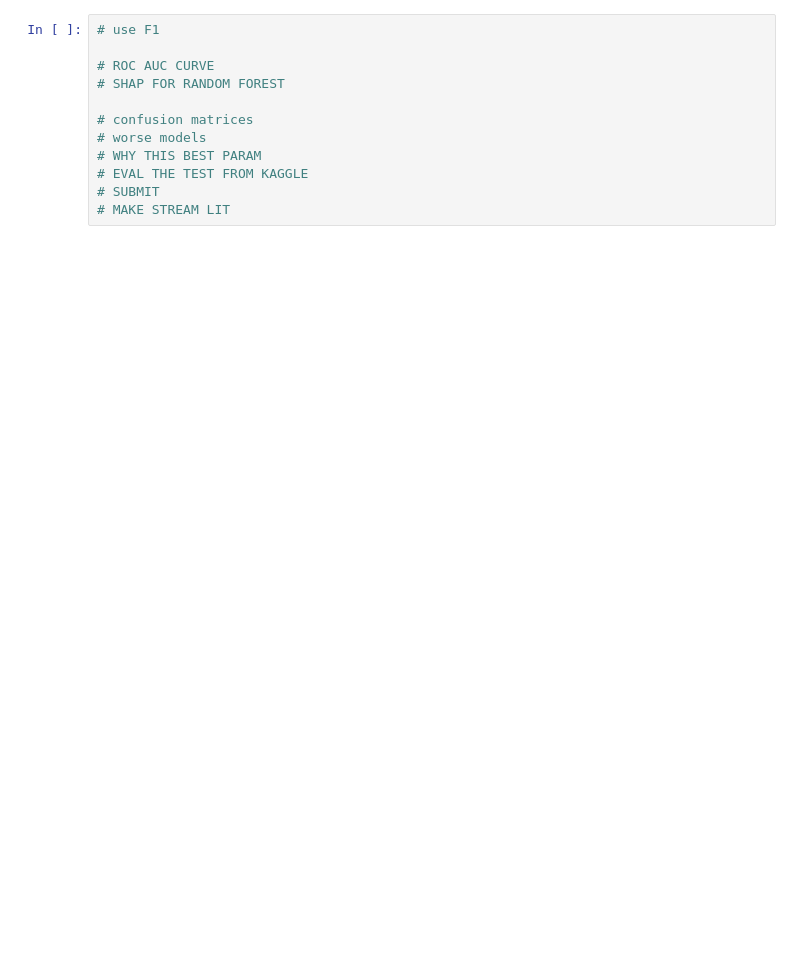
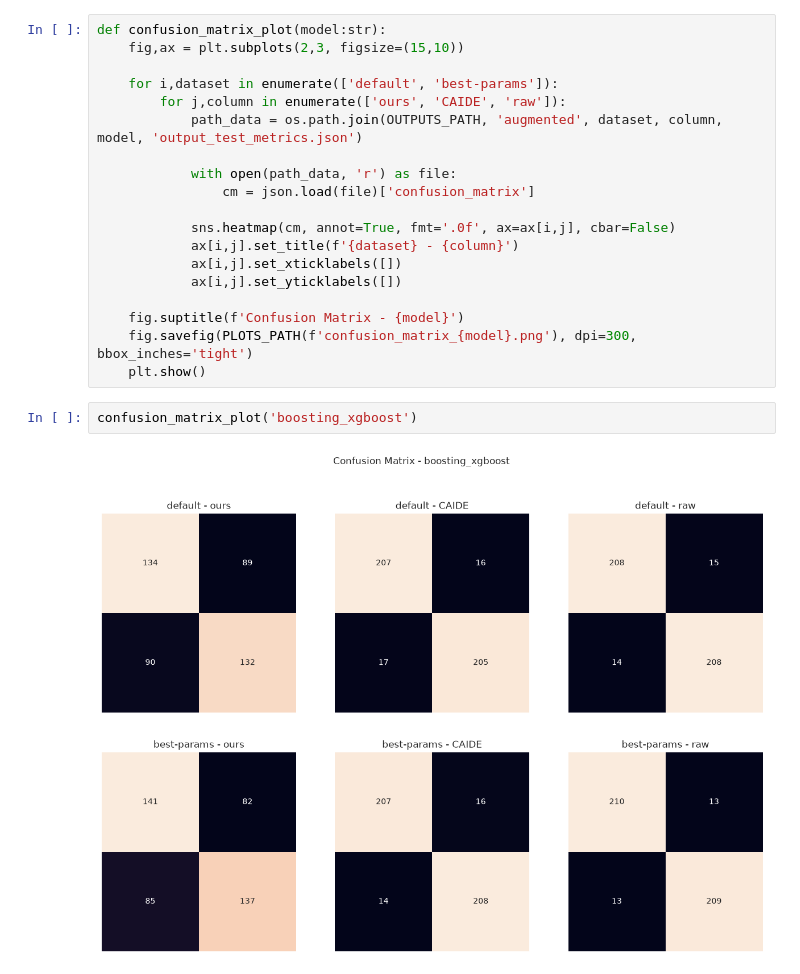
Before and after one commit to Dpbm/mestrado-aulas, a Jupyter notebook: mineracao-de-dados/trabalho/projeto/output_analysis.ipynb, the cells around one changed output. Saved outputs shown, nothing was run; the diff lists cells and outputs as text; blank space fills up the shorter version.

```diff
--- a/mineracao-de-dados/trabalho/projeto/output_analysis.ipynb
+++ b/mineracao-de-dados/trabalho/projeto/output_analysis.ipynb
@@ -240,12 +341,23 @@ KeyError: 'param_learning_rate'
-# %%
-# use F1
-
-# ROC AUC CURVE
-# SHAP FOR RANDOM FOREST
-
-# confusion matrices
-# worse models
-# WHY THIS BEST PARAM
-# EVAL THE TEST FROM KAGGLE
-# SUBMIT
-# MAKE STREAM LIT
+# %%
+def confusion_matrix_plot(model:str):
+    fig,ax = plt.subplots(2,3, figsize=(15,10))
+
+    for i,dataset in enumerate(['default', 'best-params']):
+        for j,column in enumerate(['ours', 'CAIDE', 'raw']):
+            path_data = os.path.join(OUTPUTS_PATH, 'augmented', dataset, column, model, 'output_test_metrics.json')
+
+            with open(path_data, 'r') as file:
+                cm = json.load(file)['confusion_matrix']
+
+            sns.heatmap(cm, annot=True, fmt='.0f', ax=ax[i,j], cbar=False)
+            ax[i,j].set_title(f'{dataset} - {column}')
+            ax[i,j].set_xticklabels([])
+            ax[i,j].set_yticklabels([])
+
+    fig.suptitle(f'Confusion Matrix - {model}')
+    fig.savefig(PLOTS_PATH(f'confusion_matrix_{model}.png'), dpi=300, bbox_inches='tight')
+    plt.show()
+# %%
+confusion_matrix_plot('boosting_xgboost')
+# %% [output]
+[figure, added]
```
Also changed, not shown: parts of 9 cells of this notebook, 8 other files.
